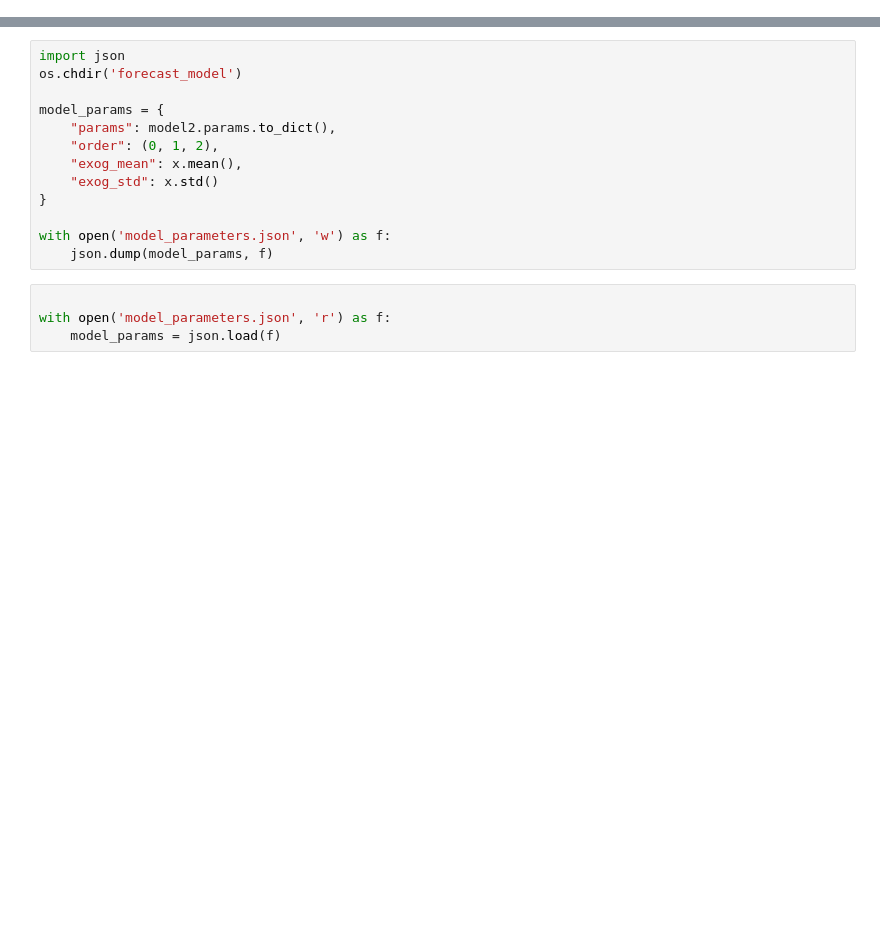
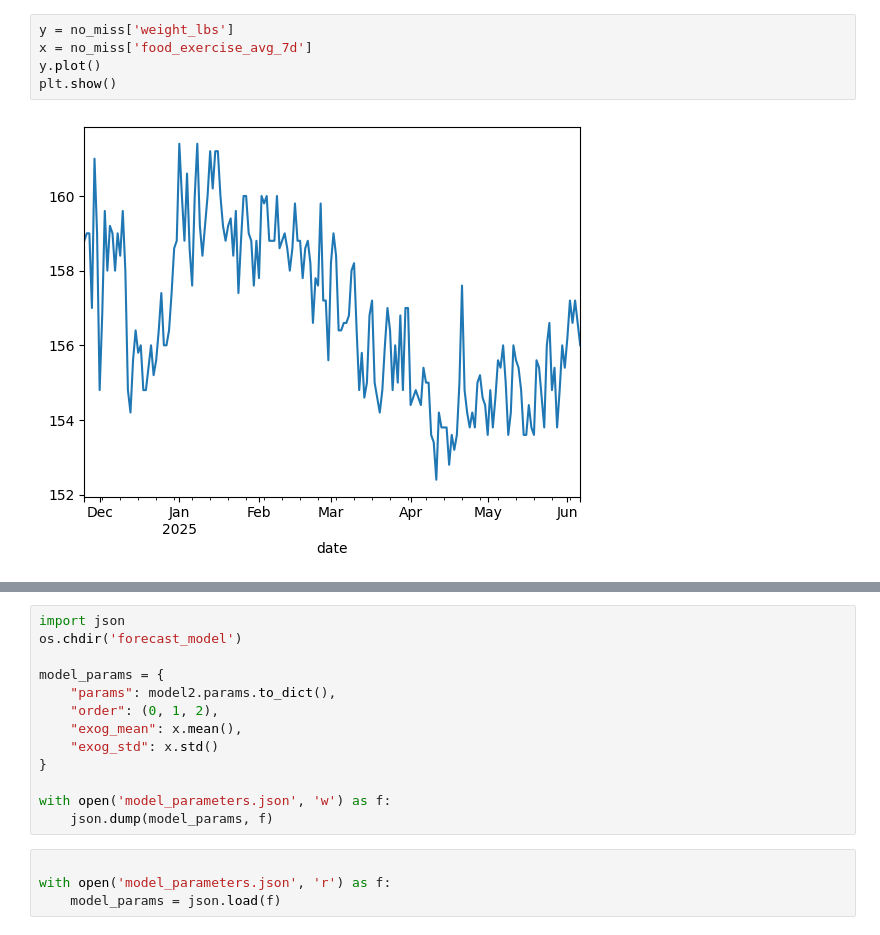
Before and after one commit to danielrferreira/weight_control, a Jupyter notebook: forecast_model/analysis.ipynb, the cells around one changed output, grey strips where cells are left out. Saved outputs shown, nothing was run; the diff lists cells and outputs as text; blank space fills up the shorter version.

```diff
--- a/forecast_model/analysis.ipynb
+++ b/forecast_model/analysis.ipynb
@@ -28 +73,8 @@ sf.all_ac(Y)
+# %%
+y = no_miss['weight_lbs']
+x = no_miss['food_exercise_avg_7d']
+y.plot()
+plt.show()
+# %% [output]
+[figure, added]
 # %%
```
Also changed, not shown: parts of 26 cells of this notebook, 1 other file.
